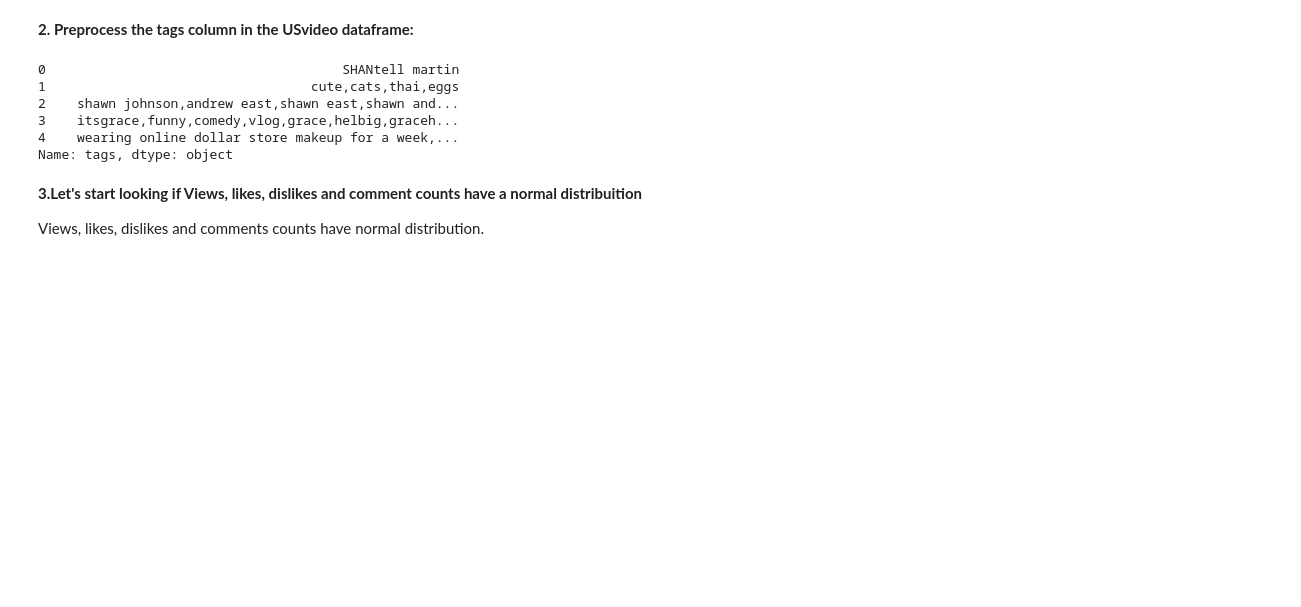
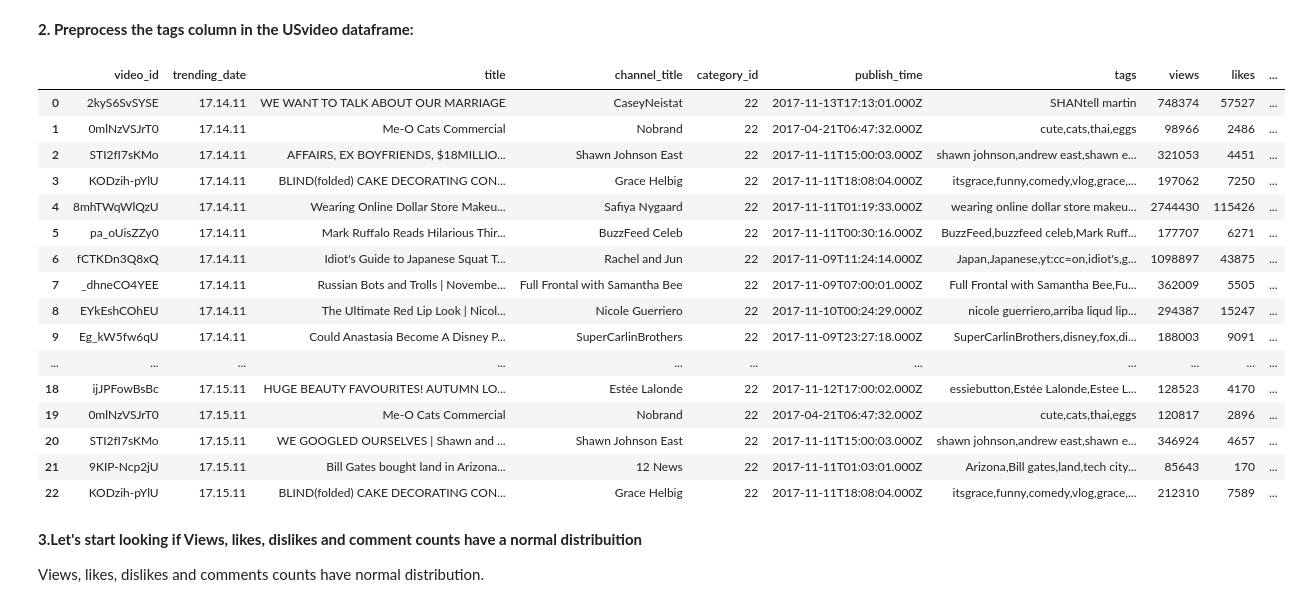
Before and after one commit to avijitj-hub/KDD-Project, a Jupyter notebook: Project - Deliverable 3.ipynb, the cells around one changed output. Drawn from its saved outputs; the diff is of its cells as text; code cells hidden in the pictures; blank space fills up the shorter version.

```diff
--- a/Project - Deliverable 3.ipynb
+++ b/Project - Deliverable 3.ipynb
@@ -177,14 +177,25 @@ __2. Preprocess the tags column in the USvideo dataframe:__
 # %%
 USvideo.tags = USvideo.tags.str.replace("|", ",")
 USvideo.tags = USvideo.tags.str.replace('"',"")#Replace  | w
-USvideo.tags.head()
+USvideo.head(23)
 # %% [output]
-0                                      SHANtell martin
-1                                  cute,cats,thai,eggs
-2    shawn johnson,andrew east,shawn east,shawn and...
-3    itsgrace,funny,comedy,vlog,grace,helbig,graceh...
-4    wearing online dollar store makeup for a week,...
-Name: tags, dtype: object
+|  | video_id | trending_date | title | channel_title | category_id | publish_time | tags | views | likes | ... |
+| 0 | 2kyS6SvSYSE | 17.14.11 | WE WANT TO TALK ABOUT OUR MARRIAGE | CaseyNeistat | 22 | 2017-11-13T17:13:01.000Z | SHANtell martin | 748374 | 57527 | ... |
+| 1 | 0mlNzVSJrT0 | 17.14.11 | Me-O Cats Commercial | Nobrand | 22 | 2017-04-21T06:47:32.000Z | cute,cats,thai,eggs | 98966 | 2486 | ... |
+| 2 | STI2fI7sKMo | 17.14.11 | AFFAIRS, EX BOYFRIENDS, $18MILLIO... | Shawn Johnson East | 22 | 2017-11-11T15:00:03.000Z | shawn johnson,andrew east,shawn e... | 321053 | 4451 | ... |
+| 3 | KODzih-pYlU | 17.14.11 | BLIND(folded) CAKE DECORATING CON... | Grace Helbig | 22 | 2017-11-11T18:08:04.000Z | itsgrace,funny,comedy,vlog,grace,... | 197062 | 7250 | ... |
+| 4 | 8mhTWqWlQzU | 17.14.11 | Wearing Online Dollar Store Makeu... | Safiya Nygaard | 22 | 2017-11-11T01:19:33.000Z | wearing online dollar store makeu... | 2744430 | 115426 | ... |
+| 5 | pa_oUisZZy0 | 17.14.11 | Mark Ruffalo Reads Hilarious Thir... | BuzzFeed Celeb | 22 | 2017-11-11T00:30:16.000Z | BuzzFeed,buzzfeed celeb,Mark Ruff... | 177707 | 6271 | ... |
+| 6 | fCTKDn3Q8xQ | 17.14.11 | Idiot's Guide to Japanese Squat T... | Rachel and Jun | 22 | 2017-11-09T11:24:14.000Z | Japan,Japanese,yt:cc=on,idiot's,g... | 1098897 | 43875 | ... |
+| 7 | _dhneCO4YEE | 17.14.11 | Russian Bots and Trolls | Novembe... | Full Frontal with Samantha Bee | 22 | 2017-11-09T07:00:01.000Z | Full Frontal with Samantha Bee,Fu... | 362009 | 5505 | ... |
+| 8 | EYkEshCOhEU | 17.14.11 | The Ultimate Red Lip Look | Nicol... | Nicole Guerriero | 22 | 2017-11-10T00:24:29.000Z | nicole guerriero,arriba liqud lip... | 294387 | 15247 | ... |
+| 9 | Eg_kW5fw6qU | 17.14.11 | Could Anastasia Become A Disney P... | SuperCarlinBrothers | 22 | 2017-11-09T23:27:18.000Z | SuperCarlinBrothers,disney,fox,di... | 188003 | 9091 | ... |
+| ... | ... | ... | ... | ... | ... | ... | ... | ... | ... | ... |
+| 18 | ijJPFowBsBc | 17.15.11 | HUGE BEAUTY FAVOURITES! AUTUMN LO... | Estée Lalonde | 22 | 2017-11-12T17:00:02.000Z | essiebutton,Estée Lalonde,Estee L... | 128523 | 4170 | ... |
+| 19 | 0mlNzVSJrT0 | 17.15.11 | Me-O Cats Commercial | Nobrand | 22 | 2017-04-21T06:47:32.000Z | cute,cats,thai,eggs | 120817 | 2896 | ... |
+| 20 | STI2fI7sKMo | 17.15.11 | WE GOOGLED OURSELVES | Shawn and ... | Shawn Johnson East | 22 | 2017-11-11T15:00:03.000Z | shawn johnson,andrew east,shawn e... | 346924 | 4657 | ... |
+| 21 | 9KIP-Ncp2jU | 17.15.11 | Bill Gates bought land in Arizona... | 12 News | 22 | 2017-11-11T01:03:01.000Z | Arizona,Bill gates,land,tech city... | 85643 | 170 | ... |
+| 22 | KODzih-pYlU | 17.15.11 | BLIND(folded) CAKE DECORATING CON... | Grace Helbig | 22 | 2017-11-11T18:08:04.000Z | itsgrace,funny,comedy,vlog,grace,... | 212310 | 7589 | ... |
 # %% [markdown]
 __3.Let's start looking if Views, likes, dislikes and comment counts have a normal distribuition__
 
```
Also changed, not shown: parts of 7 cells of this notebook.
